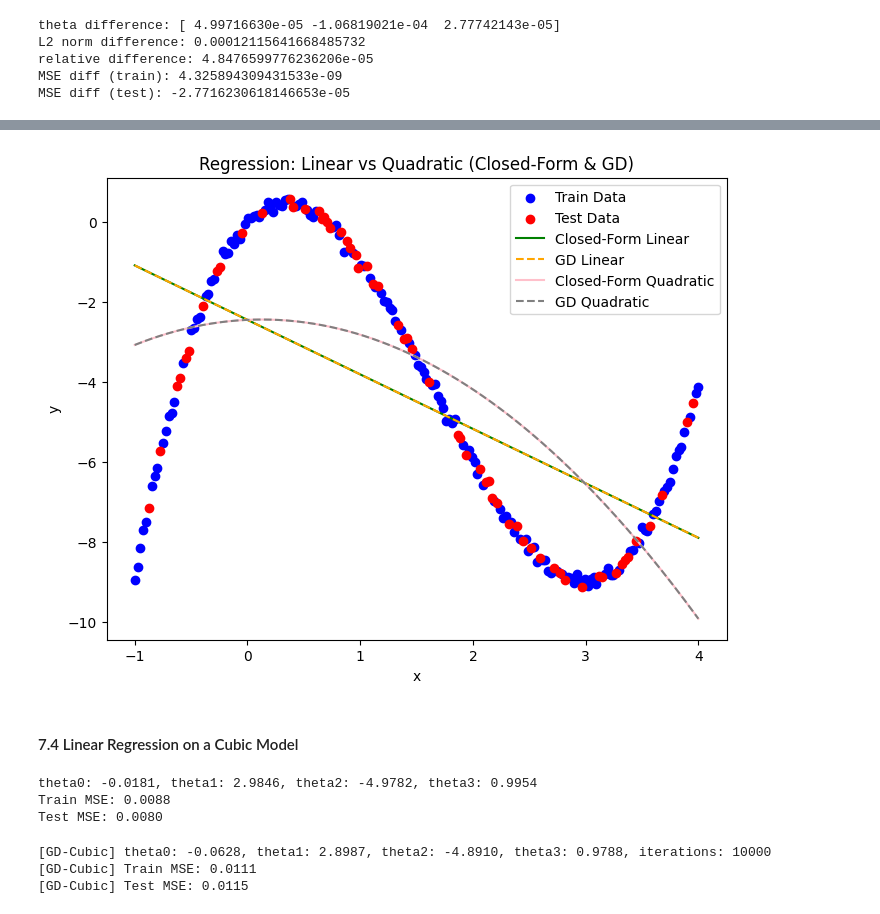
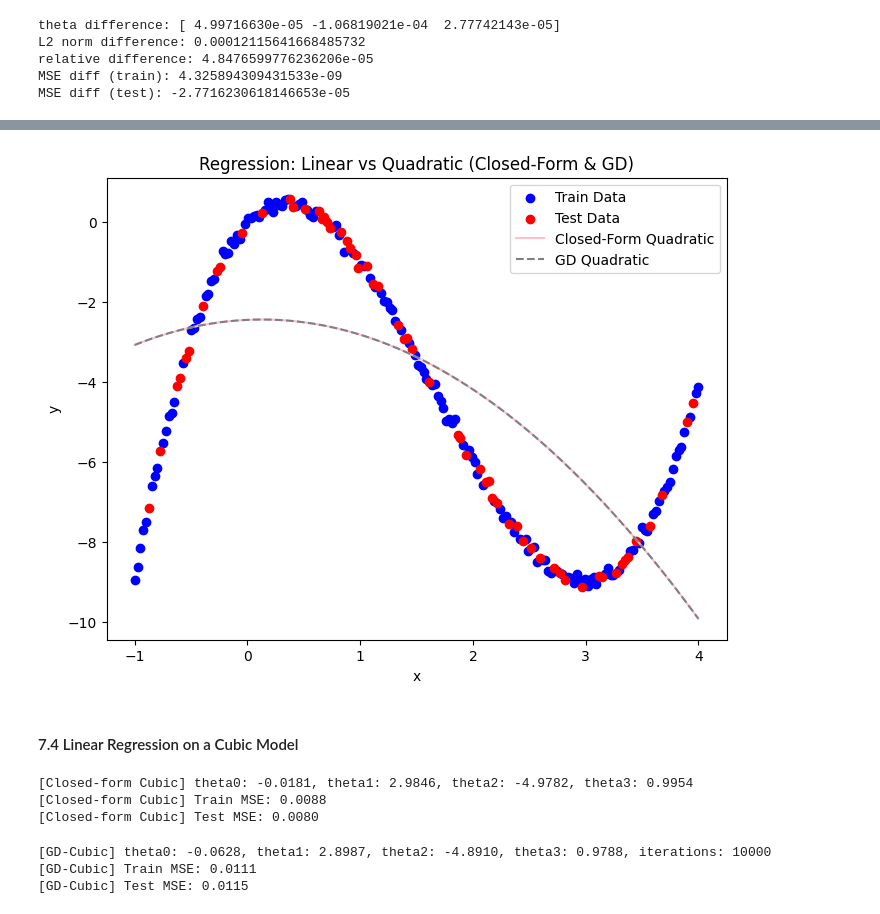
Before and after one commit to shreetishresthanp/Machine-Learning, a Jupyter notebook: HW1/hw1-Shrestha.ipynb, the cells around one changed output, grey strips where cells are left out. Saved outputs shown, nothing was run; the diff lists cells and outputs as text; code cells hidden in the pictures.

```diff
--- a/HW1/hw1-Shrestha.ipynb
+++ b/HW1/hw1-Shrestha.ipynb
@@ -282,32 +301,32 @@ MSE diff (test): -2.7716230618146653e-05
 # %%
 # Plot data and regression lines for both methods (linear and quadratic)
 plt.figure(figsize=(8,6))
 
 # Scatter plot for train and test data
 plt.scatter(x_train, y_train, color='blue', label='Train Data')
 plt.scatter(x_test, y_test, color='red', label='Test Data')
 
-# Linear regression lines
-x_line = np.linspace(min(x_train.min(), x_test.min()), max(x_train.max(), x_test.max()), 100)
-y_line_cf = theta0_cf + theta1_cf * x_line
-plt.plot(x_line, y_line_cf, color='green', linestyle='-', label='Closed-Form Linear')
-y_line_gd = theta0_gd + theta1_gd * x_line
-plt.plot(x_line, y_line_gd, color='orange', linestyle='--', label='GD Linear')
+# # Linear regression lines
+# x_line = np.linspace(min(x_train.min(), x_test.min()), max(x_train.max(), x_test.max()), 100)
+# y_line_cf = theta0_cf + theta1_cf * x_line
+# plt.plot(x_line, y_line_cf, color='green', linestyle='-', label='Closed-Form Linear')
+# y_line_gd = theta0_gd + theta1_gd * x_line
+# plt.plot(x_line, y_line_gd, color='orange', linestyle='--', label='GD Linear')
 
 # Quadratic regression curves
 x_curve = np.linspace(min(x_train.min(), x_test.min()), max(x_train.max(), x_test.max()), 200)
 y_curve_cf = theta0_quad_cf + theta1_quad_cf * x_curve + theta2_quad_cf * x_curve**2
 y_curve_gd = theta0_gd_quad + theta1_gd_quad * x_curve + theta2_gd_quad * x_curve**2
 plt.plot(x_curve, y_curve_cf, color='pink', linestyle='-', label='Closed-Form Quadratic')
 plt.plot(x_curve, y_curve_gd, color='gray', linestyle='--', label='GD Quadratic')
 
 plt.xlabel('x')
 plt.ylabel('y')
 plt.title('Regression: Linear vs Quadratic (Closed-Form & GD)')
 plt.legend()
 plt.show()
 # %% [output]
-[figure, old version]
+[figure, new version]
 # %% [markdown]
 #### 7.4 Linear Regression on a Cubic Model
 # %%
@@ -319,7 +338,7 @@ y_cubic = y_train.values.reshape(-1, 1)
 theta_cf_cubic = closed_form_solution(X_cubic, y_cubic)
 
 theta0_cubic_cf, theta1_cubic_cf, theta2_cubic_cf, theta3_cubic_cf = theta_cf_cubic.flatten()
-print(f"theta0: {theta0_cubic_cf:.4f}, theta1: {theta1_cubic_cf:.4f}, theta2: {theta2_cubic_cf:.4f}, theta3: {theta3_cubic_cf:.4f}")
+print(f"[Closed-form Cubic] theta0: {theta0_cubic_cf:.4f}, theta1: {theta1_cubic_cf:.4f}, theta2: {theta2_cubic_cf:.4f}, theta3: {theta3_cubic_cf:.4f}")
 
 # Predict on train and test sets
 y_pred_train_cubic = theta0_cubic_cf + theta1_cubic_cf * x_train + theta2_cubic_cf * x_train**2 + theta3_cubic_cf * x_train**3
@@ -329,12 +348,12 @@ y_pred_test_cubic = theta0_cubic_cf + theta1_cubic_cf * x_test + theta2_cubic_cf
 mse_train_cf_cubic = mse(y_train, y_pred_train_cubic)
 mse_test_cf_cubic = mse(y_test, y_pred_test_cubic)
 
-print(f"Train MSE: {mse_train_cf_cubic:.4f}")
-print(f"Test MSE: {mse_test_cf_cubic:.4f}")
+print(f"[Closed-form Cubic] Train MSE: {mse_train_cf_cubic:.4f}")
+print(f"[Closed-form Cubic] Test MSE: {mse_test_cf_cubic:.4f}")
 # %% [output]
-theta0: -0.0181, theta1: 2.9846, theta2: -4.9782, theta3: 0.9954
-Train MSE: 0.0088
-Test MSE: 0.0080
+[Closed-form Cubic] theta0: -0.0181, theta1: 2.9846, theta2: -4.9782, theta3: 0.9954
+[Closed-form Cubic] Train MSE: 0.0088
+[Closed-form Cubic] Test MSE: 0.0080
 # %%
 # Gradient Descent for Cubic Model using the same run_gradient_descent function
 X_cubic = np.column_stack((np.ones(len(x_train)), x_train, x_train**2, x_train**3))
```
Also changed, not shown: parts of 8 cells of this notebook, 2 other files.
